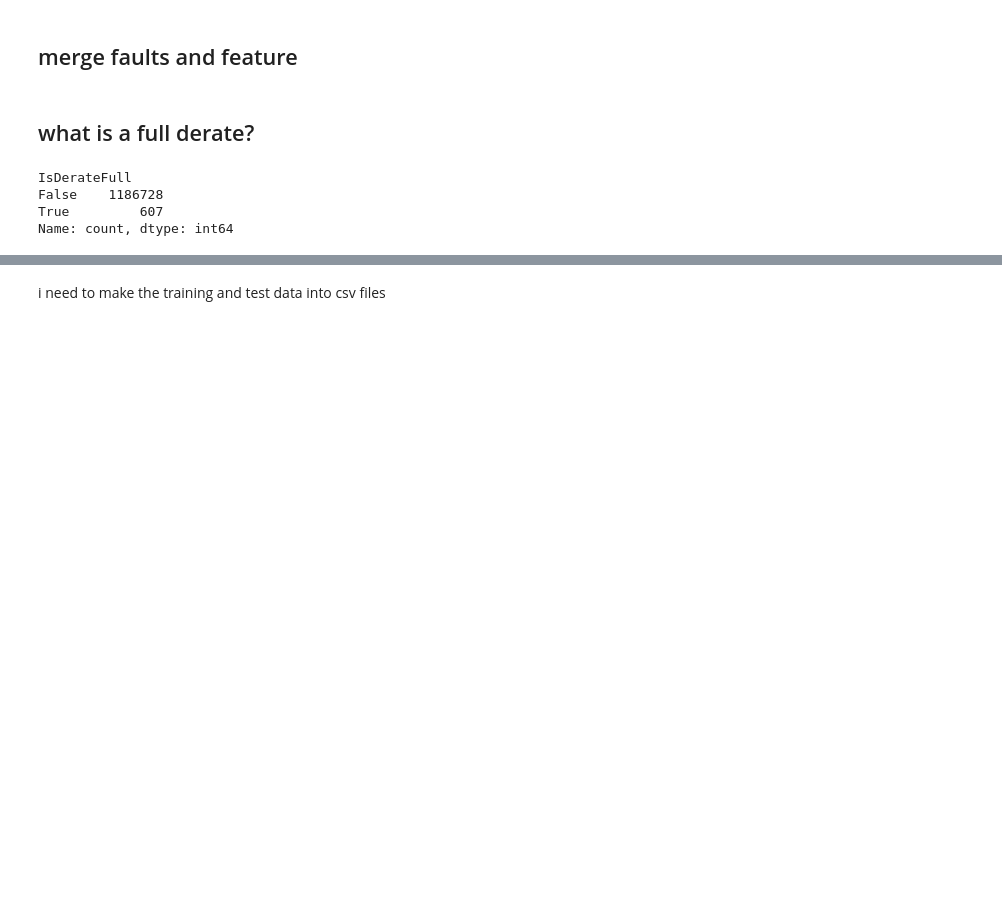
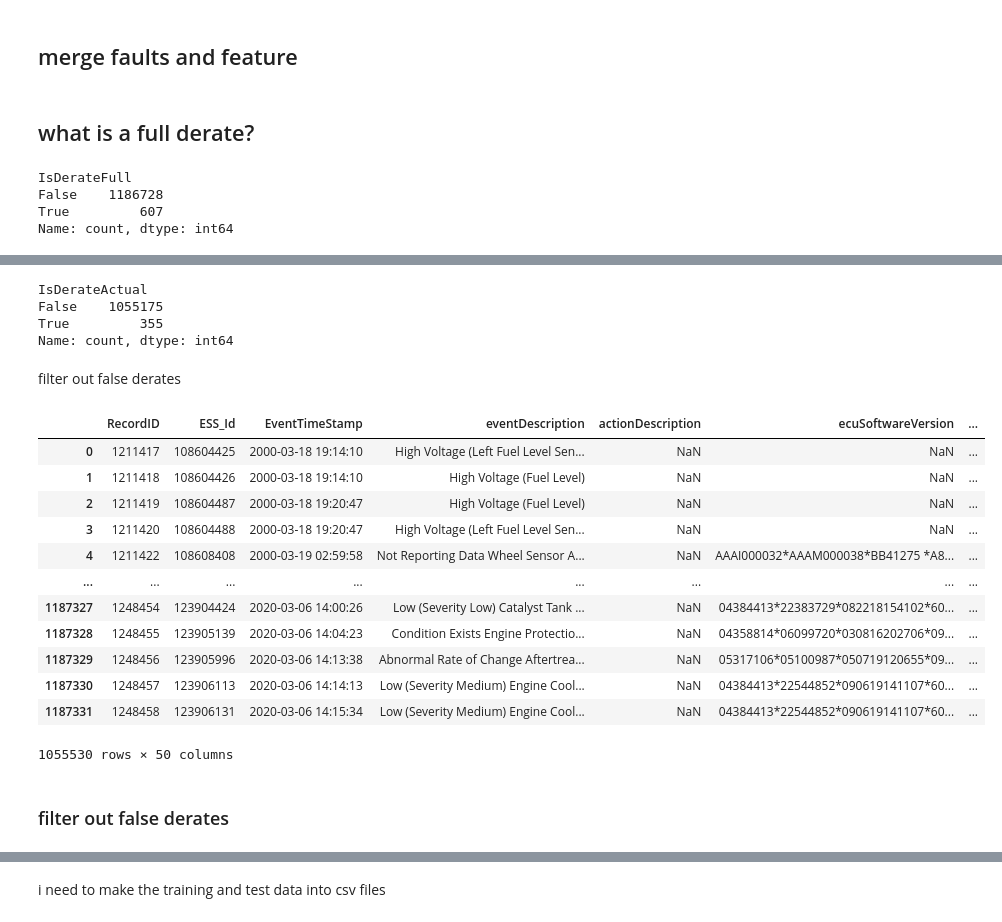
Before and after one commit to nss-data-science-cohort-9/big-g-label_free, a Jupyter notebook: notebooks/josh_data_exploration.ipynb, the cells around one changed output, grey strips where cells are left out. Saved outputs shown, nothing was run; the diff lists cells and outputs as text; code cells hidden in the pictures; blank space fills up the shorter version.

```diff
--- a/notebooks/josh_data_exploration.ipynb
+++ b/notebooks/josh_data_exploration.ipynb
@@ -226,0 +333,10 @@ faults['IsFullDerate'] = (faults['spn'] == 5246) & (faults['active'] == True)
+# %%
+feature_numeric_columns = [
+    'AcceleratorPedal', 'BarometricPressure', 'CruiseControlSetSpeed',
+    'DistanceLtd', 'EngineCoolantTemperature', 'EngineLoad', 'EngineOilPressure', 'EngineOilTemperature',
+    'EngineRpm', 'EngineTimeLtd', 'FuelLevel', 'FuelLtd', 'FuelRate', 'FuelTemperature',
+    'IntakeManifoldTemperature', 'ParkingBrake', 'ServiceDistance', 'Speed',
+    'SwitchedBatteryVoltage', 'Throttle', 'TurboBoostPressure'
+]
+
+combined_filtered[feature_numeric_columns] = combined_filtered[feature_numeric_columns].apply(pd.to_numeric, errors='coerce')
@@ -226,0 +354,26 @@ faults['IsFullDerate'] = (faults['spn'] == 5246) & (faults['active'] == True)
+# %%
+combined_filtered['EventTimeStamp'] = pd.to_datetime(combined_filtered['EventTimeStamp'])
+combined_filtered['IsDerateActual'] = (combined_filtered['spn'] == 5246)
+# %%
+#grabbing only derate events with equipment ID and timestamp
+derate_events = combined_filtered[combined_filtered['spn'] == 5246].copy(0)
+derate_events = derate_events.sort_values(['EquipmentID', 'EventTimeStamp'])
+# %%
+duplicate_indices = []
+
+for equipment_id, group in derate_events.groupby('EquipmentID'):
+    group = group.reset_index()
+
+    last_valid_timestamp = None
+
+    for i, row in group.iterrows():
+        current_timestamp = row['EventTimeStamp']
+
+        if last_valid_timestamp is None:
+            last_valid_timestamp = current_timestamp
+        elif (current_timestamp - last_valid_timestamp).total_seconds() < 24 * 3600:
+            duplicate_indices.append(row['index'])
+        else:
+            last_valid_timestamp = current_timestamp
+if duplicate_indices:
+    combined_filtered.loc[duplicate_indices, 'IsDerateActual'] = False
@@ -226,0 +398,27 @@ faults['IsFullDerate'] = (faults['spn'] == 5246) & (faults['active'] == True)
+# %%
+combined_filtered['IsDerateActual'].value_counts()
+# %% [output]
+IsDerateActual
+False    1055175
+True         355
+Name: count, dtype: int64
+# %% [markdown]
+filter out false derates
+# %%
+combined_filtered
+# %% [output]
+|  | RecordID | ESS_Id | EventTimeStamp | eventDescription | actionDescription | ecuSoftwareVersion | ... |
+| 0 | 1211417 | 108604425 | 2000-03-18 19:14:10 | High Voltage (Left Fuel Level Sen... | NaN | NaN | ... |
+| 1 | 1211418 | 108604426 | 2000-03-18 19:14:10 | High Voltage (Fuel Level) | NaN | NaN | ... |
+| 2 | 1211419 | 108604487 | 2000-03-18 19:20:47 | High Voltage (Fuel Level) | NaN | NaN | ... |
+| 3 | 1211420 | 108604488 | 2000-03-18 19:20:47 | High Voltage (Left Fuel Level Sen... | NaN | NaN | ... |
+| 4 | 1211422 | 108608408 | 2000-03-19 02:59:58 | Not Reporting Data Wheel Sensor A... | NaN | AAAI000032*AAAM000038*BB41275 *A8... | ... |
+| ... | ... | ... | ... | ... | ... | ... | ... |
+| 1187327 | 1248454 | 123904424 | 2020-03-06 14:00:26 | Low (Severity Low) Catalyst Tank ... | NaN | 04384413*22383729*082218154102*60... | ... |
+| 1187328 | 1248455 | 123905139 | 2020-03-06 14:04:23 | Condition Exists Engine Protectio... | NaN | 04358814*06099720*030816202706*09... | ... |
+| 1187329 | 1248456 | 123905996 | 2020-03-06 14:13:38 | Abnormal Rate of Change Aftertrea... | NaN | 05317106*05100987*050719120655*09... | ... |
+| 1187330 | 1248457 | 123906113 | 2020-03-06 14:14:13 | Low (Severity Medium) Engine Cool... | NaN | 04384413*22544852*090619141107*60... | ... |
+| 1187331 | 1248458 | 123906131 | 2020-03-06 14:15:34 | Low (Severity Medium) Engine Cool... | NaN | 04384413*22544852*090619141107*60... | ... |
+1055530 rows × 50 columns
+# %% [markdown]
+### filter out false derates
```
Also changed, not shown: parts of 22 cells of this notebook.
